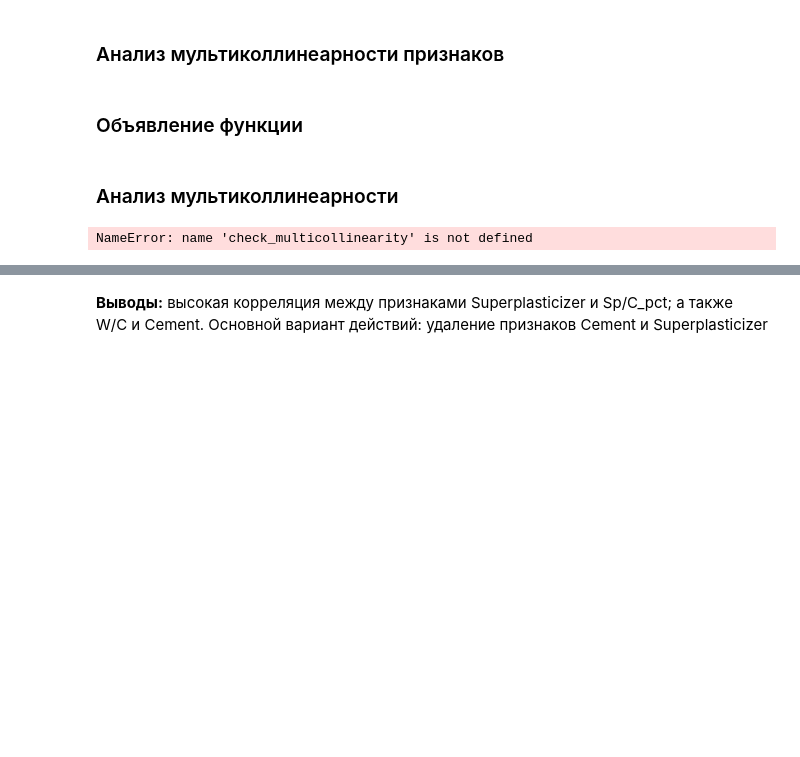
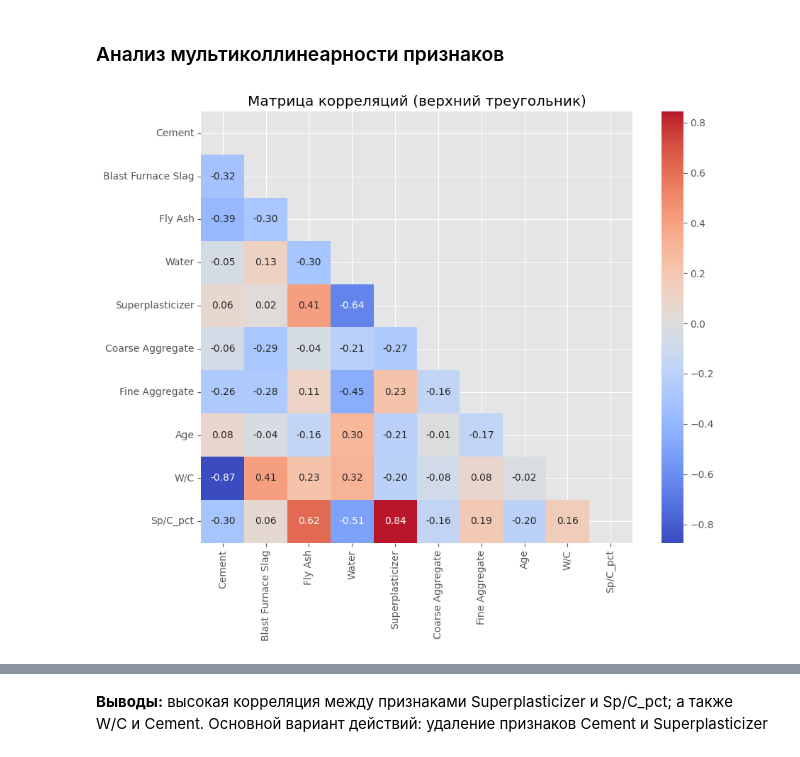
Before and after one commit to ProninPV/ml-regression_concrete-strength, a Jupyter notebook: notebooks/03_Data_loading_and_preprocessing.ipynb, the cells around one changed output, grey strips where cells are left out. Cells and saved outputs as stored; diff of their text form; code cells hidden in the pictures; blank space fills up the shorter version.

```diff
--- a/notebooks/03_Data_loading_and_preprocessing.ipynb
+++ b/notebooks/03_Data_loading_and_preprocessing.ipynb
@@ -205,4 +267,2 @@ config['best_transformations'].update(new_transformations)
 # %% [markdown]
 ### Анализ мультиколлинеарности признаков
-# %% [markdown]
-### Объявление функции
@@ -294,11 +269,9 @@ def highlight_high_vif(vif_data: pd.DataFrame,
-# %% [markdown]
-### Анализ мультиколлинеарности
 # %%
-# вывод матрицы корреляций
-vif_results = check_multicollinearity(df=X,
-                                      target_column=y,
-                                      threshold=5)
+# Вывод матрицы корреляций
+vif_results = ml_utils.check_multicollinearity(df=X,
+                                               target_column=y,
+                                               threshold=5)
 # %% [output]
-NameError: name 'check_multicollinearity' is not defined
+[figure, added]
 # %%
 # Отображаем значения VIF для признаков
```
Also changed, not shown: parts of 19 cells of this notebook, 18 other files.
